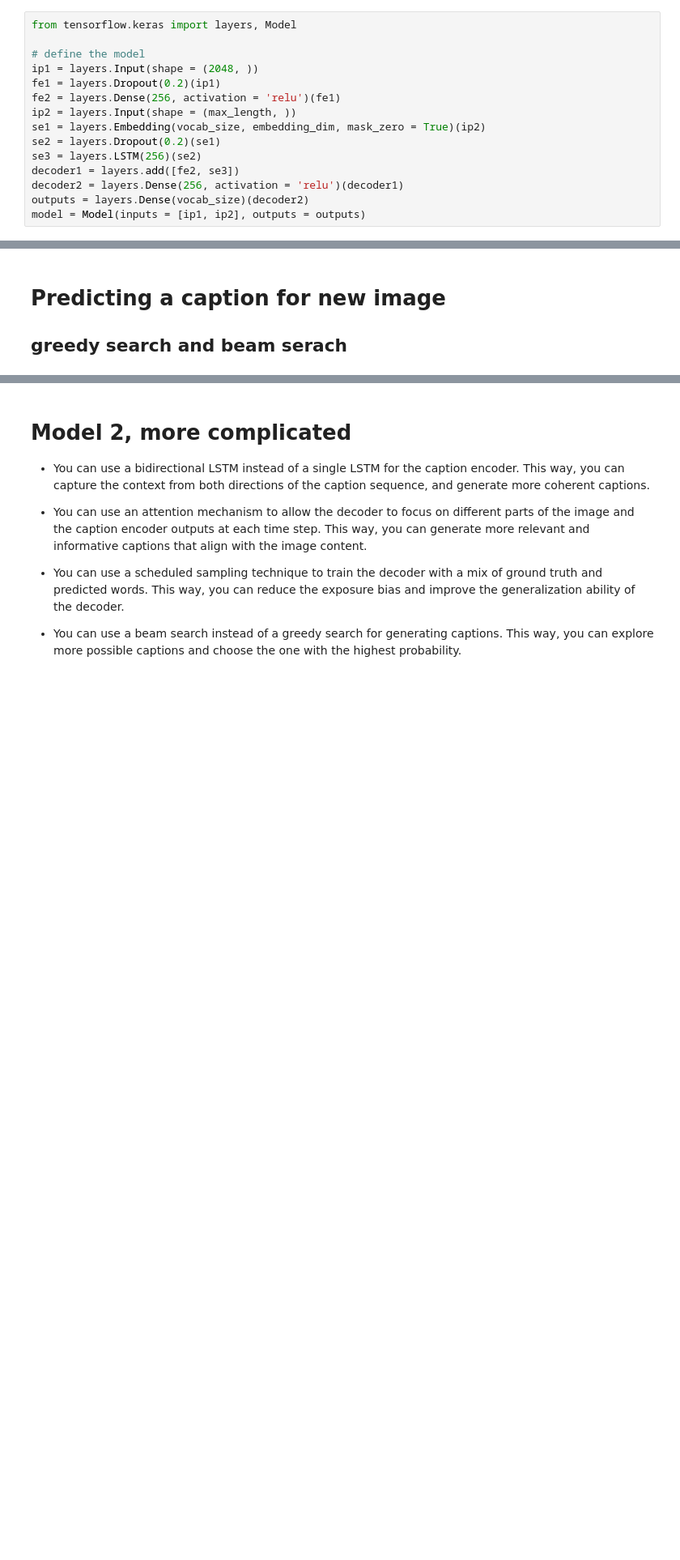
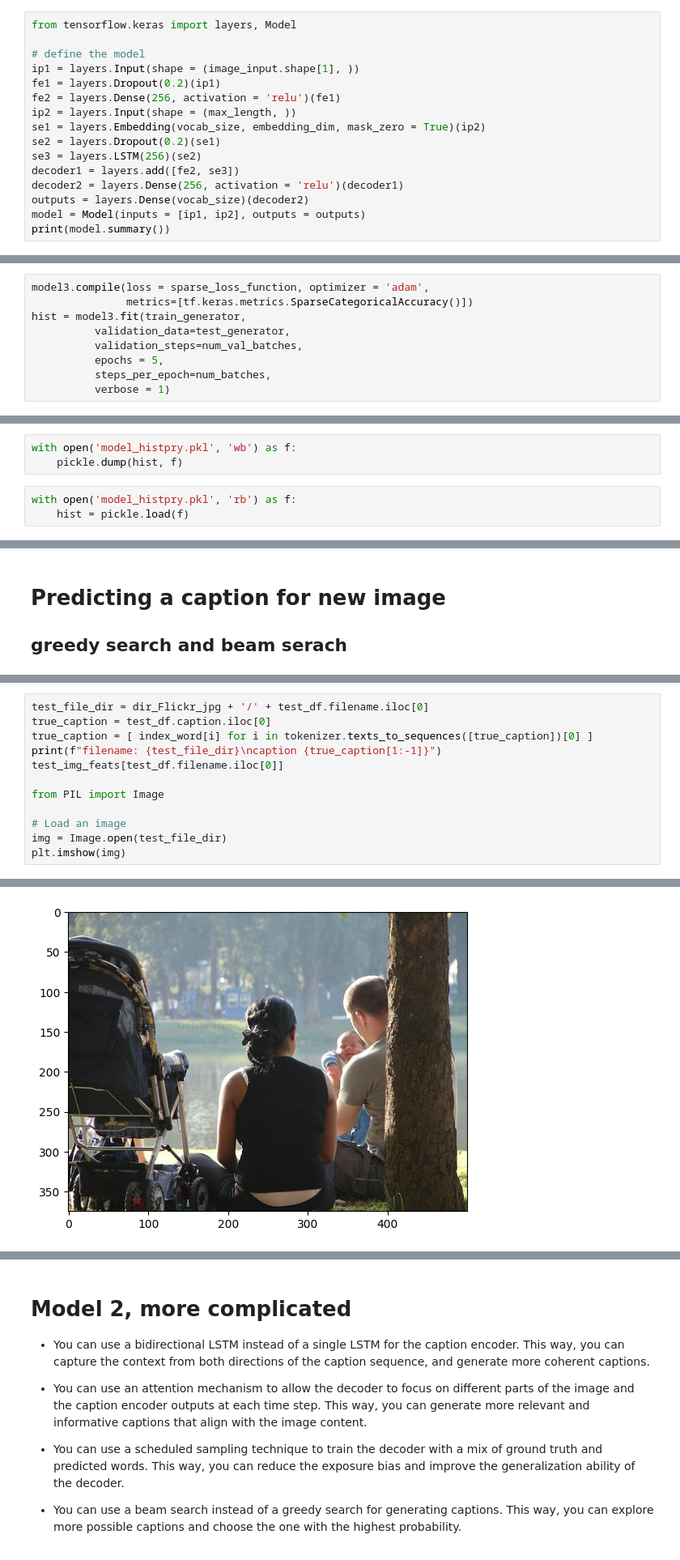
Before and after one commit to Delaunay-I/image_cap_generator, a Jupyter notebook: caption_generator.ipynb, the cells around one changed output, grey strips where cells are left out. Shown at 81% size. Drawn from its saved outputs; the diff is of its cells as text; blank space fills up the shorter version.

Commit message:
-working on a new tf model

```diff
--- a/caption_generator.ipynb
+++ b/caption_generator.ipynb
@@ -376,7 +379,7 @@ for word, i in filtered_word_index.items():
 from tensorflow.keras import layers, Model
 
 # define the model
-ip1 = layers.Input(shape = (2048, ))
+ip1 = layers.Input(shape = (image_input.shape[1], ))
 fe1 = layers.Dropout(0.2)(ip1)
 fe2 = layers.Dense(256, activation = 'relu')(fe1)
 ip2 = layers.Input(shape = (max_length, ))
@@ -387,3 +390,4 @@ decoder1 = layers.add([fe2, se3])
 decoder2 = layers.Dense(256, activation = 'relu')(decoder1)
 outputs = layers.Dense(vocab_size)(decoder2)
 model = Model(inputs = [ip1, ip2], outputs = outputs)
+print(model.summary())
@@ -419,0 +483,9 @@ Epoch 1/50
+# %%
+model3.compile(loss = sparse_loss_function, optimizer = 'adam',
+               metrics=[tf.keras.metrics.SparseCategoricalAccuracy()])
+hist = model3.fit(train_generator,
+          validation_data=test_generator,
+          validation_steps=num_val_batches,
+          epochs = 5,
+          steps_per_epoch=num_batches,
+          verbose = 1)
@@ -420,2 +507,8 @@ Epoch 1/50
 # %% [markdown]
 ## Saving the model
+# %%
+with open('model_histpry.pkl', 'wb') as f:
+    pickle.dump(hist, f)
+# %%
+with open('model_histpry.pkl', 'rb') as f:
+    hist = pickle.load(f)
@@ -502,0 +630,13 @@ for jpgfnm, image_feature, tokenized_text in zip(test_df.filename.to_list(), tes
+# %%
+test_file_dir = dir_Flickr_jpg + '/' + test_df.filename.iloc[0]
+true_caption = test_df.caption.iloc[0]
+true_caption = [ index_word[i] for i in tokenizer.texts_to_sequences([true_caption])[0] ]
+print(f"filename: {test_file_dir}\ncaption {true_caption[1:-1]}")
+test_img_feats[test_df.filename.iloc[0]]
+
+from PIL import Image
+
+# Load an image
+img = Image.open(test_file_dir)
+plt.imshow(img)
+# %% [output]
@@ -503 +646,2 @@ for jpgfnm, image_feature, tokenized_text in zip(test_df.filename.to_list(), tes
+[figure, added]
 # %%
```
Also changed, not shown: parts of 22 cells of this notebook.
